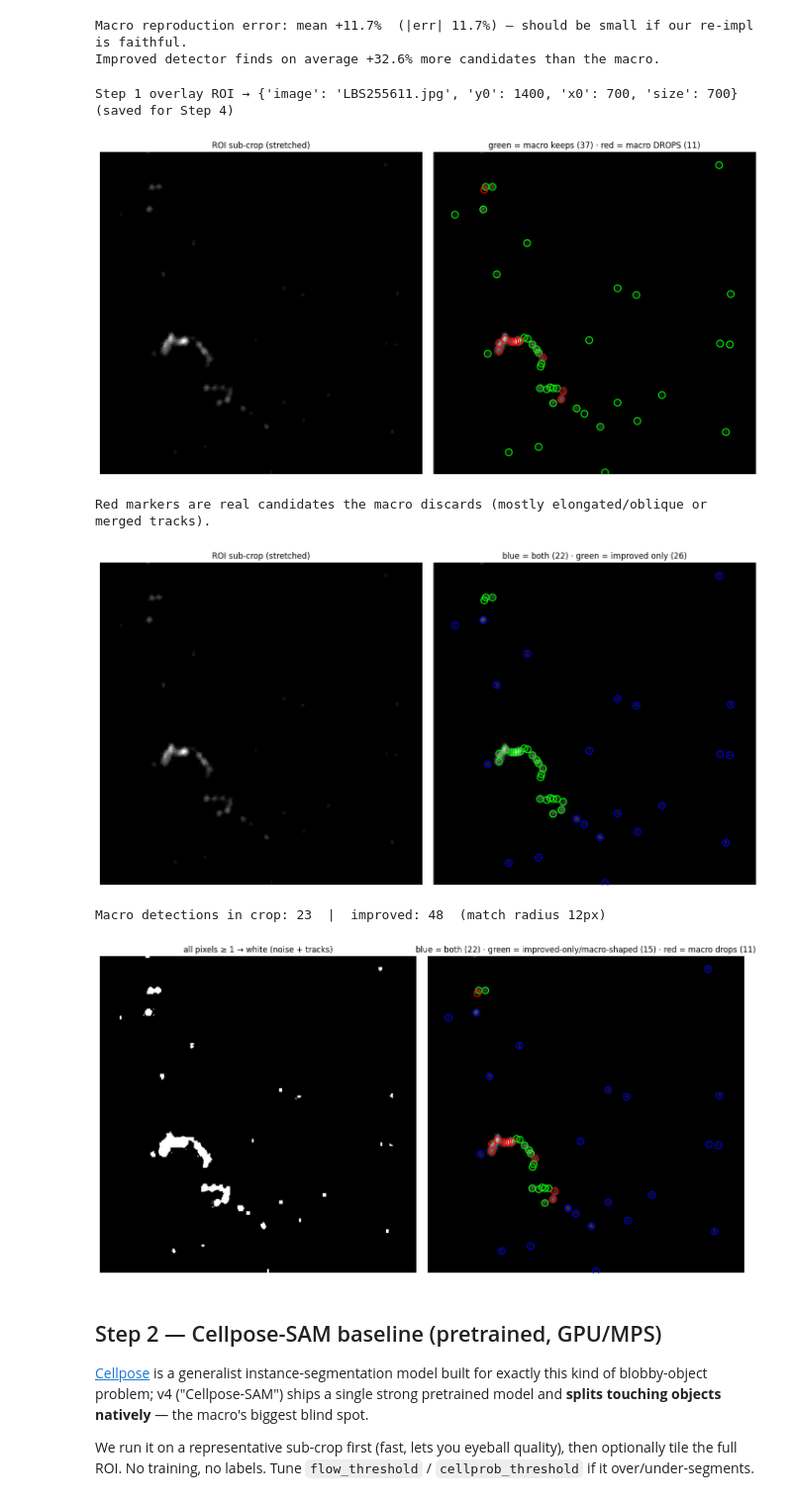
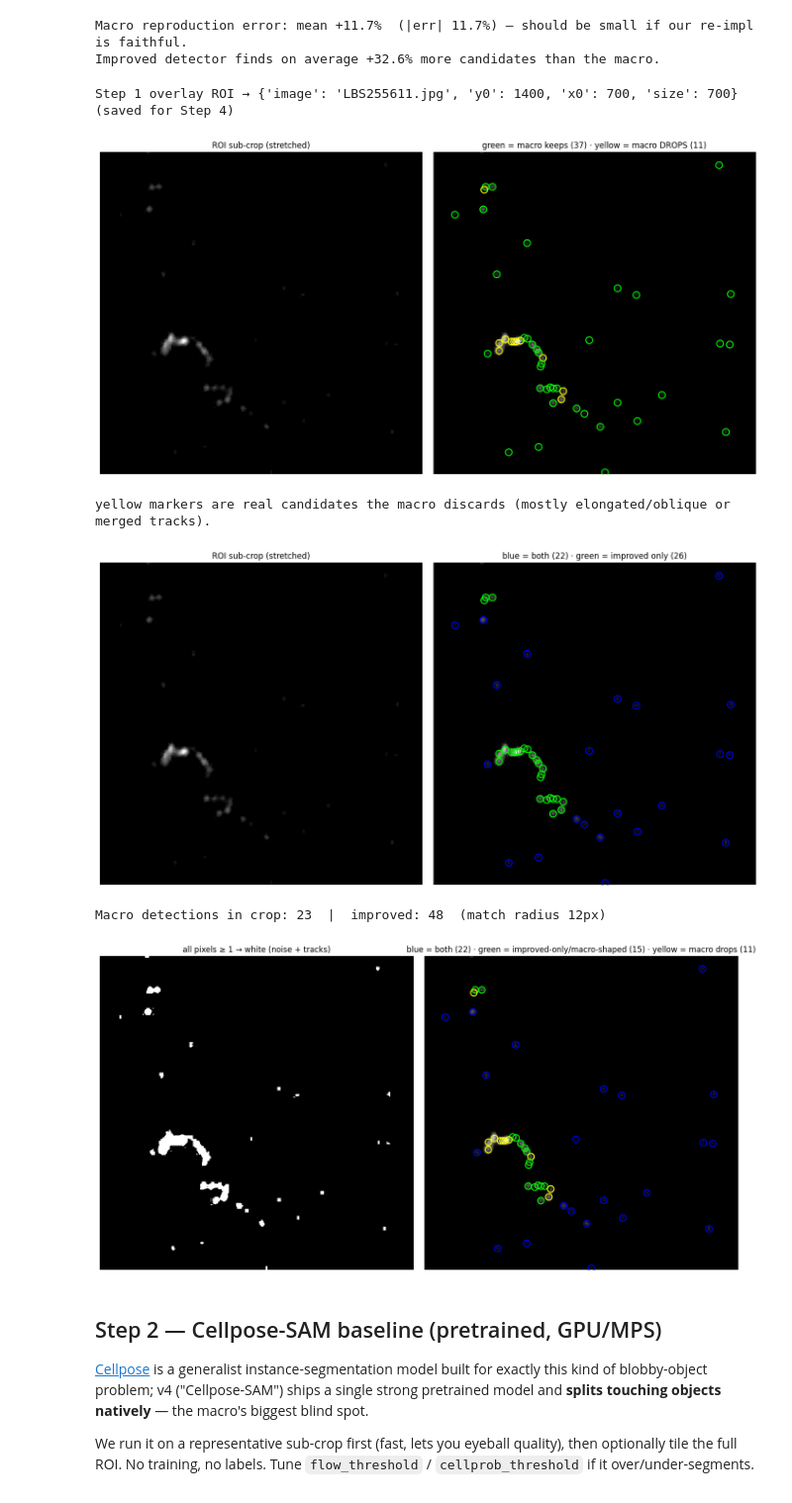
Before and after one commit to coccetti/radon, a Jupyter notebook: algorithms/radon_track_nn.ipynb, the cells around one changed output. Shown at 99% size. Cells and saved outputs as stored; diff of their text form; code cells hidden in the pictures.

```diff
--- a/algorithms/radon_track_nn.ipynb
+++ b/algorithms/radon_track_nn.ipynb
@@ -83,7 +83,7 @@ class Config:
     seed: int = 0
 
     # --- clustering ---
-    n_clusters: int = 6
+    n_clusters: int = 25
 
     def __post_init__(self):
         self.data_dir = self.repo_root / "data_test"
@@ -214,7 +214,9 @@ def improved_detect(roi: np.ndarray, cfg: Config = CFG):
     single elongated/oblique tracks are kept intact.  Fragments produced by watershed
     with area < det_split_min_area are discarded (default 20 px; change in Config).
 
-    Returns (labels, regionprops_list).
+    Returns (labels, regionprops_list, is_watershed_split).
+    is_watershed_split[i] is True when props[i] came from a merged blob (area > det_split_area)
+    that watershed separated into two or more fragments; False for single connected components.
     """
     if cfg.det_thresh_mode == "otsu":
         nz = roi[roi > 0]
@@ -227,6 +229,7 @@ def improved_detect(roi: np.ndarray, cfg: Config = CFG):
 
     labels0 = measure.label(mask, connectivity=2)  # 8-connectivity like ImageJ
     out = np.zeros_like(labels0, dtype=np.int32)
+    split_by_label = {}  # final label id -> bool
     nxt = 1
     for i, sl in enumerate(ndi.find_objects(labels0), start=1):
         if sl is None:
@@ -235,17 +238,22 @@ def improved_detect(roi: np.ndarray, cfg: Config = CFG):
         area = int(reg.sum())
         if cfg.det_split_touching and area > cfg.det_split_area:
             ws = _split_blob(reg)
-            for lab in range(1, int(ws.max()) + 1):
+            n_ws = int(ws.max())
+            was_split = n_ws > 1
+            for lab in range(1, n_ws + 1):
                 frag = ws == lab
                 if int(frag.sum()) < cfg.det_split_min_area:
                     continue  # discard tiny watershed fragment
+                split_by_label[nxt] = was_split
                 out[sl][frag] = nxt; nxt += 1
         else:
+            split_by_label[nxt] = False
             out[sl][reg] = nxt; nxt += 1
 
     props = [p for p in measure.regionprops(out, intensity_image=roi)
              if cfg.det_min_area <= p.area <= cfg.det_max_area]
-    return out, props
+    is_watershed_split = [split_by_label[p.label] for p in props]
+    return out, props, is_watershed_split
 
 print("Step 1 detectors defined.")
 # %% [output]
@@ -256,12 +264,12 @@ macro_csv = pd.read_csv(CFG.macro_summary)
 macro_map = dict(zip(macro_csv["Slice"], macro_csv["Count"]))
 
 rows = []
-detect_cache = {}  # name -> (labels, props), reused by Step 3
+detect_cache = {}  # name -> (labels, props, is_watershed_split), reused by Step 3
 for path in IMAGES:
     roi = load_roi(path)
     mc = macro_count(roi)
-    labels, props = improved_detect(roi)
-    detect_cache[path.name] = (labels, props)
+    labels, props, is_watershed_split = improved_detect(roi)
+    detect_cache[path.name] = (labels, props, is_watershed_split)
     rows.append({
         "image": path.name,
         "imagej_count": macro_map.get(path.name, np.nan),
@@ -339,7 +347,7 @@ Improved detector finds on average +32.6% more candidates than the macro.
 # What does the circularity filter actually throw away? Visualise on a dense sub-crop.
 name = IMAGES[0].name
 roi = load_roi(IMAGES[0])
-labels, props = detect_cache[name]
+labels, props, _ = detect_cache[name]
 
 # pick the densest 700x700 window for a legible close-up
 step = 700
@@ -356,7 +364,7 @@ STEP1_OVERLAY_ROI = dict(image=name, y0=int(by), x0=int(bx), size=int(step))
 print(f"Step 1 overlay ROI → {STEP1_OVERLAY_ROI}  (saved for Step 4)")
 stretch = np.clip(sub.astype(int) * 8, 0, 255)
 
-# --- figure 1 (existing): green = macro keeps, red = macro drops (on improved detections) ---
+# --- figure 1 (existing): green = macro keeps, yellow = macro drops (on improved detections) ---
 fig, ax = plt.subplots(1, 2, figsize=(14, 7))
 ax[0].imshow(stretch, cmap="gray")
 ax[0].set_title("ROI sub-crop (stretched)"); ax[0].axis("off")
@@ -370,13 +378,13 @@ for p in props:
     circ = _circularity(p.area, p.perimeter)
     is_macro_kept = (CFG.macro_size_min <= p.area <= CFG.macro_size_max) and \
                     (CFG.macro_circ_min <= circ <= CFG.macro_circ_max)
-    color = "lime" if is_macro_kept else "red"
+    color = "lime" if is_macro_kept else "yellow"
     kept_round += is_macro_kept; dropped_elong += (not is_macro_kept)
     ax[1].plot(cx - bx, cy - by, "o", mfc="none", mec=color, ms=10, mew=1.5)
-ax[1].set_title(f"green = macro keeps ({kept_round}) · red = macro DROPS ({dropped_elong})")
+ax[1].set_title(f"green = macro keeps ({kept_round}) · yellow = macro DROPS ({dropped_elong})")
 ax[1].axis("off")
 plt.tight_layout(); plt.savefig(CFG.out_dir / "step1_overlay.png", dpi=120); plt.show()
-print("Red markers are real candidates the macro discards (mostly elongated/oblique or merged tracks).")
+print("yellow markers are real candidates the macro discards (mostly elongated/oblique or merged tracks).")
 
 # --- figure 2: blue = both macro & improved, green = improved only ---
 OVERLAY_MATCH_RADIUS = 12  # px in crop coords
@@ -425,41 +433,41 @@ plt.tight_layout(); plt.savefig(CFG.out_dir / "step1_overlay_both_vs_new.png", d
 print(f"Macro detections in crop: {len(macro_pts)}  |  improved: {len(improved_in)}  "
       f"(match radius {OVERLAY_MATCH_RADIUS}px)")
 
-# --- figure 3: noise map (left) + improved with blue / green / red markers (right) ---
+# --- figure 3: noise map (left) + improved with blue / green / yellow markers (right) ---
 # blue  = near a macro detection (both methods agree on location)
 # green = improved-only, macro-shaped (macro rules would keep, but no macro match nearby)
-# red   = improved detection the macro would drop (elongated / merged / wrong size)
+# yellow   = improved detection the macro would drop (elongated / merged / wrong size)
 noise_view = np.where(sub >= 1, 255, 0).astype(np.uint8)
-n_blue = n_green = n_red = 0
+n_blue = n_green = n_yellow = 0
 fig3, ax3 = plt.subplots(1, 2, figsize=(14, 7))
 ax3[0].imshow(noise_view, cmap="gray", vmin=0, vmax=255)
 ax3[0].set_title("all pixels ≥ 1 → white (noise + tracks)"); ax3[0].axis("off")
 ax3[1].imshow(stretch, cmap="gray")
 
 for x, y, is_macro_kept in improved_in:
     near_macro = False
     if len(macro_pts):
         d2 = (macro_pts[:, 0] - x) ** 2 + (macro_pts[:, 1] - y) ** 2
         near_macro = d2.min() <= OVERLAY_MATCH_RADIUS ** 2
     if not is_macro_kept:
-        color = "red"; n_red += 1
+        color = "yellow"; n_yellow += 1
     elif near_macro:
         color = "blue"; n_blue += 1
     else:
         color = "lime"; n_green += 1
     ax3[1].plot(x, y, "o", mfc="none", mec=color, ms=10, mew=1.5)
 
 ax3[1].set_title(f"blue = both ({n_blue}) · green = improved-only/macro-shaped ({n_green}) "
-                 f"· red = macro drops ({n_red})")
+                 f"· yellow = macro drops ({n_yellow})")
 ax3[1].axis("off")
 plt.tight_layout(); plt.savefig(CFG.out_dir / "step1_overlay_three_color.png", dpi=120); plt.show()
 # %% [output]
 Step 1 overlay ROI → {'image': 'LBS255611.jpg', 'y0': 1400, 'x0': 700, 'size': 700}  (saved for Step 4)
-[figure, old version]
+[figure, new version]
-Red markers are real candidates the macro discards (mostly elongated/oblique or merged tracks).
+yellow markers are real candidates the macro discards (mostly elongated/oblique or merged tracks).
 [figure]
 Macro detections in crop: 23  |  improved: 48  (match radius 12px)
-[figure, old version]
+[figure, new version]
 # %% [markdown]
 ## Step 2 — Cellpose-SAM baseline (pretrained, GPU/MPS)
 
```
Also changed, not shown: parts of 11 cells of this notebook, 5 other files.
